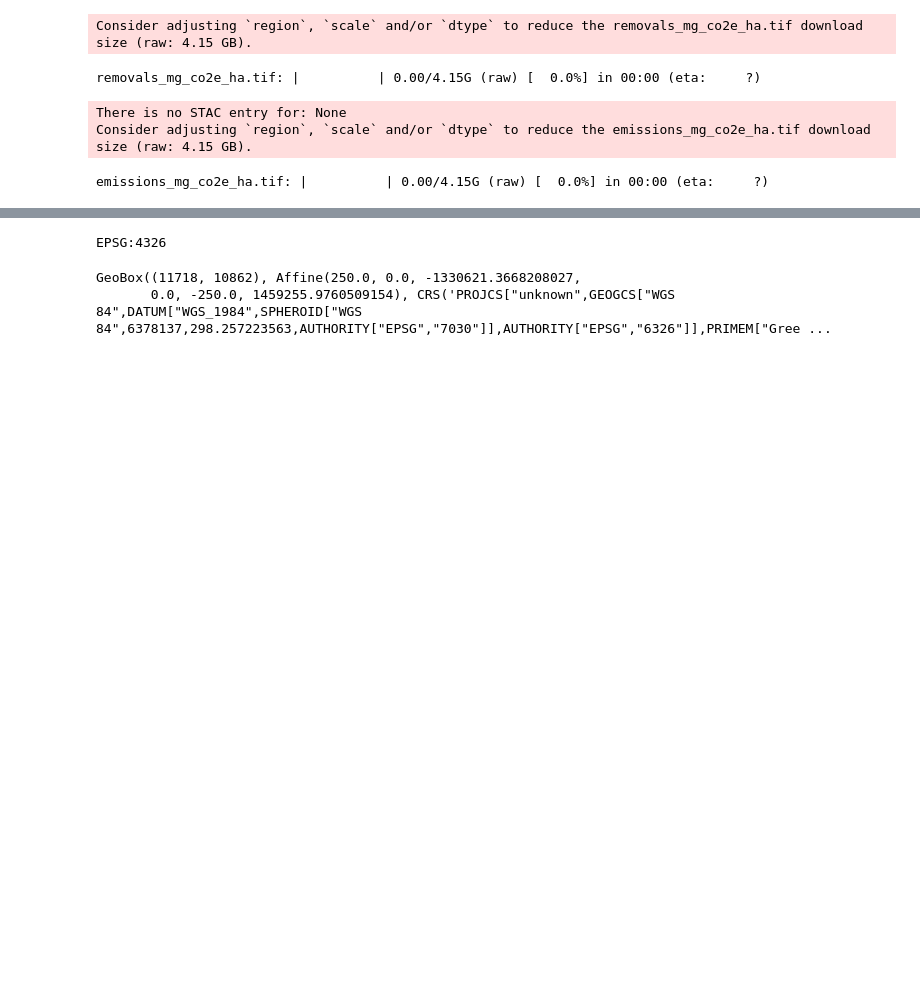
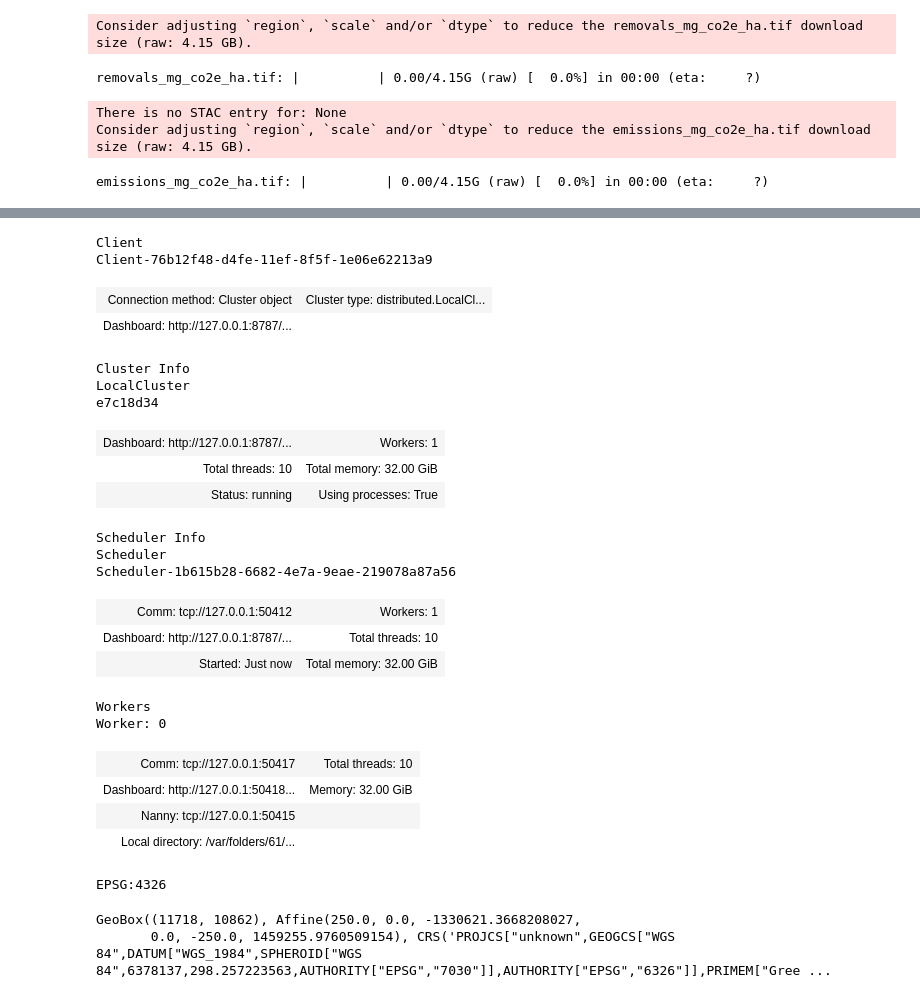
Before and after one commit to bermane/y2y-carbon, a Jupyter notebook: download_process_gfw_carbon_flux.ipynb, the cells around one changed output, grey strips where cells are left out. Cells and saved outputs as stored; diff of their text form; code cells hidden in the pictures; blank space fills up the shorter version.

```diff
--- a/download_process_gfw_carbon_flux.ipynb
+++ b/download_process_gfw_carbon_flux.ipynb
@@ -109,3 +86,33 @@ Worker: 1
+# %%
+# create dask local cluster
+# having memory issues so just running on single worker
+# dask framework still allows working with chunks from disk
+cluster = LocalCluster(n_workers=1, memory_limit='auto')
+client = Client(cluster)
+client
+# %% [output]
+Client
+Client-76b12f48-d4fe-11ef-8f5f-1e06e62213a9
+| Connection method: Cluster object | Cluster type: distributed.LocalCl... |
+| Dashboard: http://127.0.0.1:8787/... |  |
+Cluster Info
+LocalCluster
+e7c18d34
+| Dashboard: http://127.0.0.1:8787/... | Workers: 1 |
+| Total threads: 10 | Total memory: 32.00 GiB |
+| Status: running | Using processes: True |
+Scheduler Info
+Scheduler
+Scheduler-1b615b28-6682-4e7a-9eae-219078a87a56
+| Comm: tcp://127.0.0.1:50412 | Workers: 1 |
+| Dashboard: http://127.0.0.1:8787/... | Total threads: 10 |
+| Started: Just now | Total memory: 32.00 GiB |
+Workers
+Worker: 0
+| Comm: tcp://127.0.0.1:50417 | Total threads: 10 |
+| Dashboard: http://127.0.0.1:50418... | Memory: 32.00 GiB |
+| Nanny: tcp://127.0.0.1:50415 |  |
+| Local directory: /var/folders/61/... |  |
 # %%
 # define print raster function to help compare reprojections
 def print_raster(raster):
```
Also changed, not shown: parts of 29 cells of this notebook.
